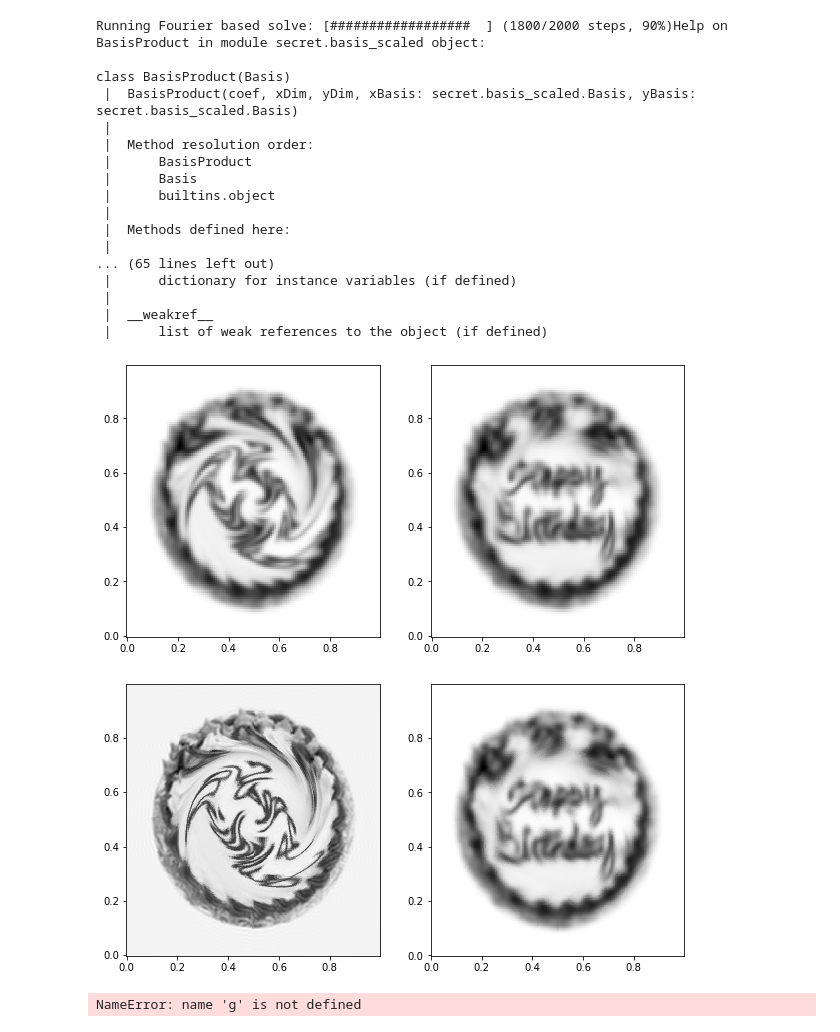
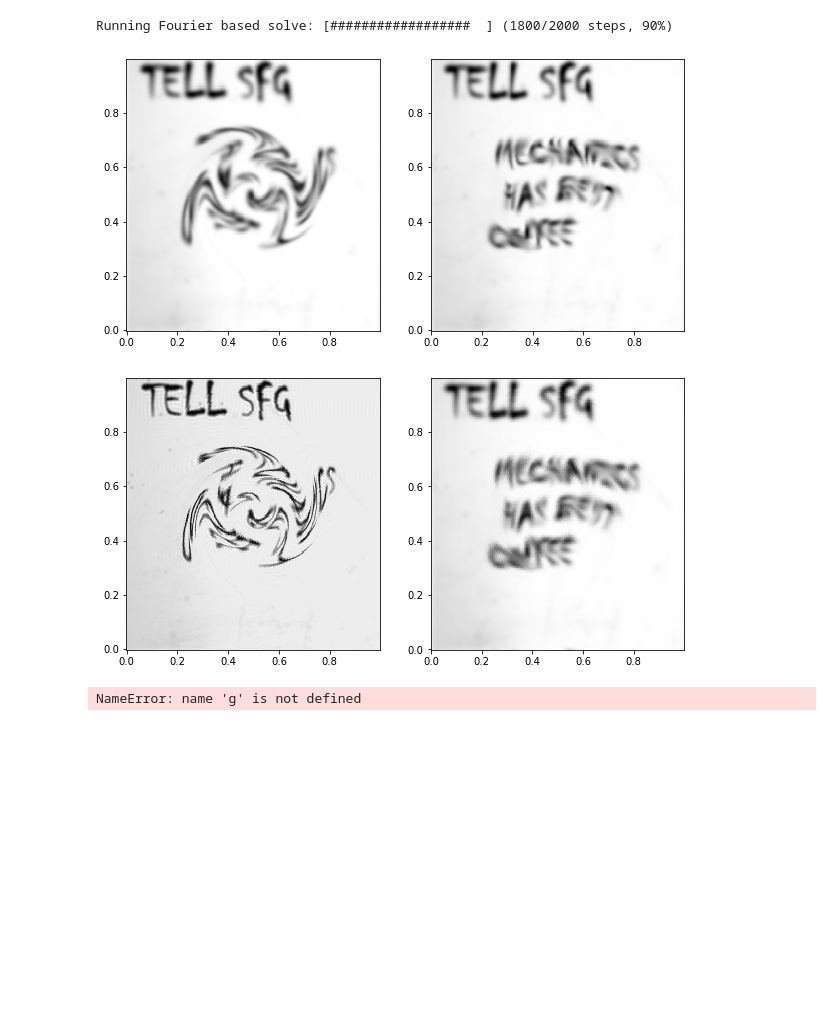
Before and after one commit to emastr/sfg-retreat-23, a Jupyter notebook: secret/test.ipynb, the cells around one changed output. Cells and saved outputs as stored; diff of their text form; code cells hidden in the pictures; blank space fills up the shorter version.

```diff
--- a/secret/test.ipynb
+++ b/secret/test.ipynb
@@ -8,8 +8,8 @@ from secret.tools import *
 from matplotlib import image as im
 from util.basis_scaled import ScaleShiftedBasis, BasisProduct, FourBasis
 # %%
-u0 = load_init_state(K=129)
+u0 = load_init_state(K=257)
 u0.plot(plt.gca(), cmap='gray')
 
-(u0.diff(0, 1)**2. + u0.diff(1, 0)**2.).plot(plt.gca(), cmap='gray')
+#(u0.diff(0, 1)**2. + u0.diff(1, 0)**2.).plot(plt.gca(), cmap='gray')
 # %% [output]
@@ -17,36 +20,23 @@ u0.plot(plt.gca(), cmap='gray')
 # %%
 N = 2000
-nu = 0.00005
+nu = 0.00004
 ax, ay = get_a()
 uT = solve_slow(u0, ax, ay, nu=nu, N=N)
-#u0T = solve_slow(uT, lambda x, y: -ax(x, y), lambda x,y: -ay(x, y), nu=-nu, N=N, T=1.)
+uTgrid = uT.eval_grid()
+uTgrid = uTgrid + np.random.normal(0, 0*1e-5, uTgrid.shape)
+uT = to_basis(uTgrid)
+#u0T = solve_slow(uT, lambda x, y: -ax(x, y), lambda x,y: -ay(x, y), nu=-nu, N=N)
 #u0T = u0T.change_dim(65, 65).change_dim(129, 129)
-u0T = solve_slow(uT, lambda x, y: -ax(x, y), lambda x,y: -ay(x, y), nu=nu/5, N=N)
+u0T = solve_slow(uT, lambda x, y: -ax(x, y), lambda x,y: -ay(x, y), nu=-nu/5, N=N)
 
 plt.figure(figsize=(10,5))
 plt.subplot(121)
 uT.plot(plt.gca(), cmap='gray')
 plt.subplot(122)
 u0T.plot(plt.gca(), cmap='gray')
 # %% [output]
-Running Fourier based solve: [##################  ] (1800/2000 steps, 90%)Help on BasisProduct in module secret.basis_scaled object:
-
-class BasisProduct(Basis)
- |  BasisProduct(coef, xDim, yDim, xBasis: secret.basis_scaled.Basis, yBasis: secret.basis_scaled.Basis)
- |
- |  Method resolution order:
- |      BasisProduct
- |      Basis
- |      builtins.object
- |
- |  Methods defined here:
- |
-... (65 lines left out)
- |      dictionary for instance variables (if defined)
- |
- |  __weakref__
- |      list of weak references to the object (if defined)
+Running Fourier based solve: [##################  ] (1800/2000 steps, 90%)
-[figure, old version]
+[figure, new version]
 # %%
 uTf = solve_fast(u0, upsample_factor=2)
 
@@ -60,7 +50,7 @@ uTf.plot(plt.gca(), cmap='gray')
 plt.subplot(122)
 u0gd.plot(plt.gca(), cmap='gray')
 # %% [output]
-[figure, old version]
+[figure, new version]
 # %%
 
 x = np.linspace(0,1,100)
```
Also changed, not shown: parts of 2 cells of this notebook, 10 other files.
